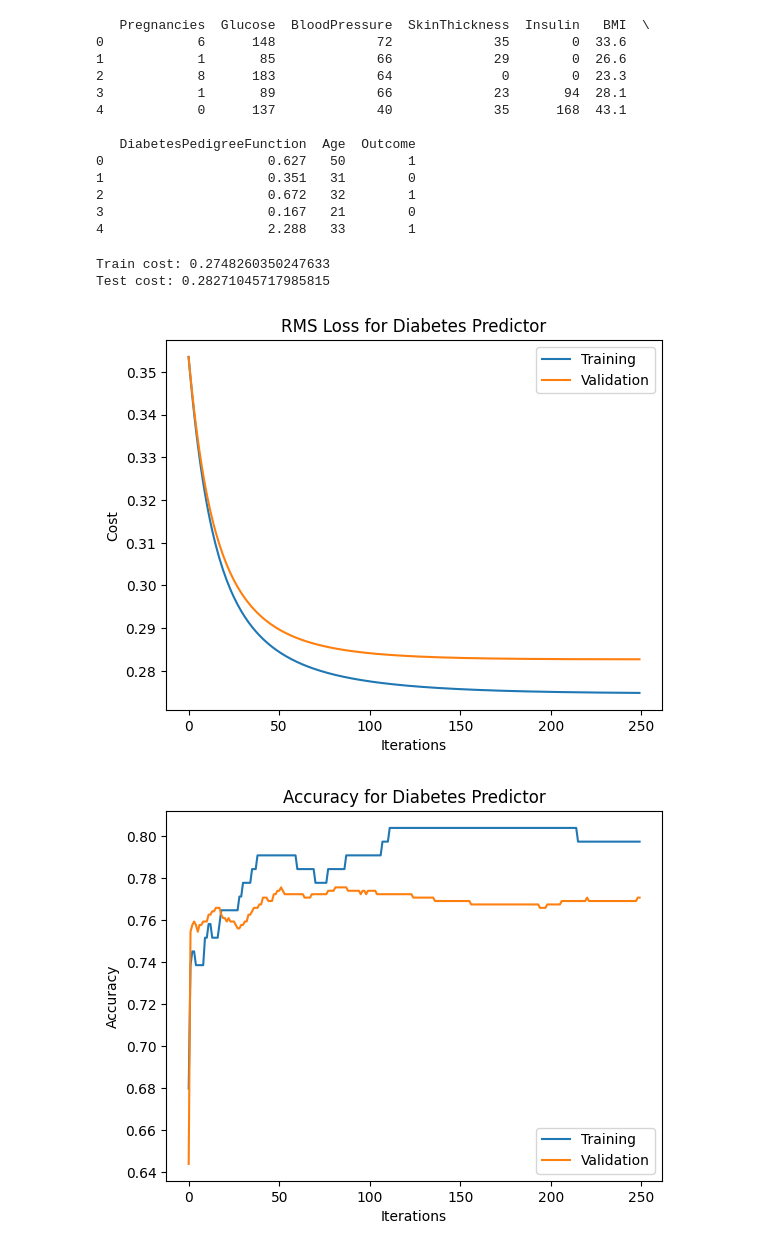
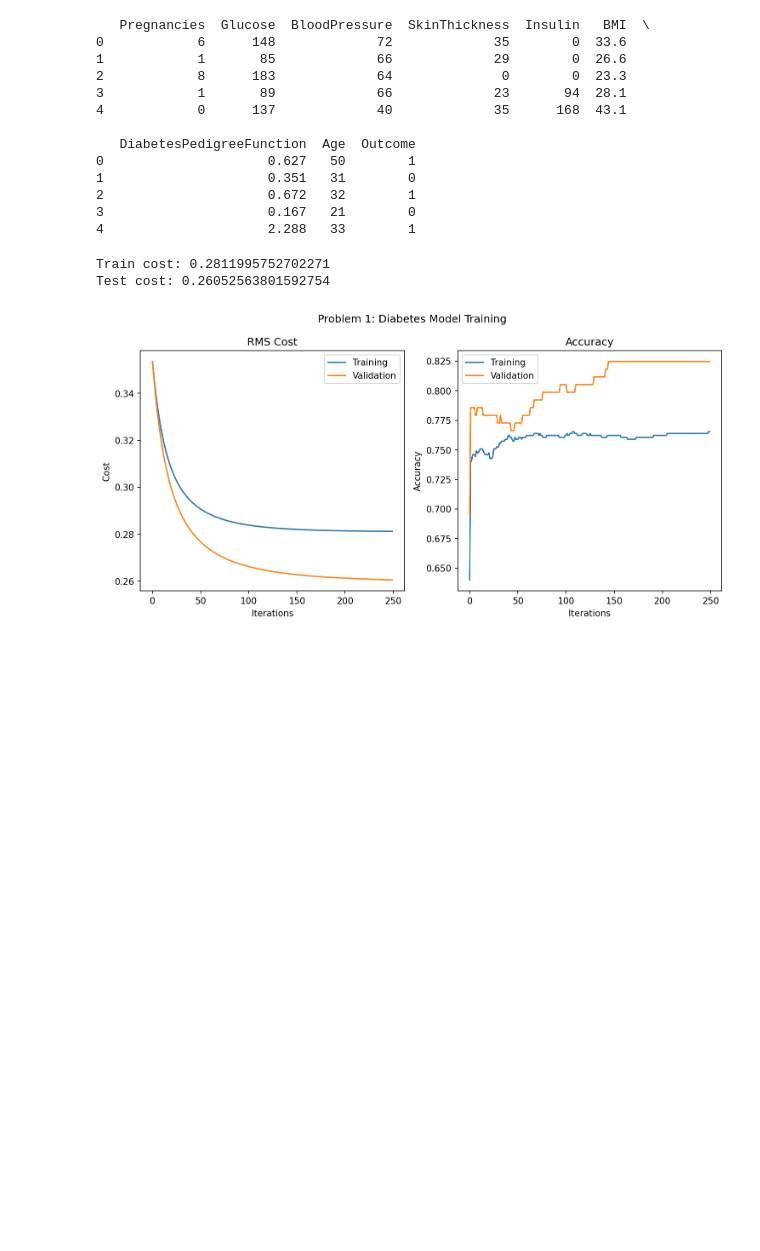
Before and after one commit to jaskinkabir/Intro_ML, a Jupyter notebook: HM3/hm3.ipynb, the cells around one changed output. Saved outputs shown, nothing was run; the diff lists cells and outputs as text; code cells hidden in the pictures; blank space fills up the shorter version.

```diff
--- a/HM3/hm3.ipynb
+++ b/HM3/hm3.ipynb
@@ -119,13 +133,20 @@ class LogisticRegression:
 # %%
-model = LogisticRegression(X_data, Y_data, scaler)
-model.train(lmbda=0.0, alpha=0.1, epochs=250)
-print(f"Train cost: {model.training_history[-1]}")
-print(f"Test cost: {model.test_history[-1]}")
-model.plot_cost('RMS Loss for Diabetes Predictor')
-model.plot_accuracy('Accuracy for Diabetes Predictor')
+J_money_model = LogisticRegression(X_data, Y_data, StandardScaler(),test_size=0.2)
+J_money_model.train(lmbda=0.0, alpha=0.1, epochs=250)
+print(f"Train cost: {J_money_model.training_history[-1]}")
+print(f"Test cost: {J_money_model.test_history[-1]}")
+
+mpl.rcParams['figure.figsize'] = [10,5]
+
+fig, ax = plt.subplots(1,2,sharex=True, squeeze=True)
+fig.suptitle("Problem 1: Diabetes Model Training")
+
+J_money_model.plot_cost('RMS Cost', ax[0])
+
+J_money_model.plot_accuracy('Accuracy', ax[1])
+plt.tight_layout()
 # %% [output]
-Train cost: 0.2748260350247633
-Test cost: 0.28271045717985815
+Train cost: 0.2811995752702271
+Test cost: 0.26052563801592754
-[figure, old version]
+[figure, new version]
-[figure, removed]
 # %%
```
Also changed, not shown: parts of 8 cells of this notebook.
